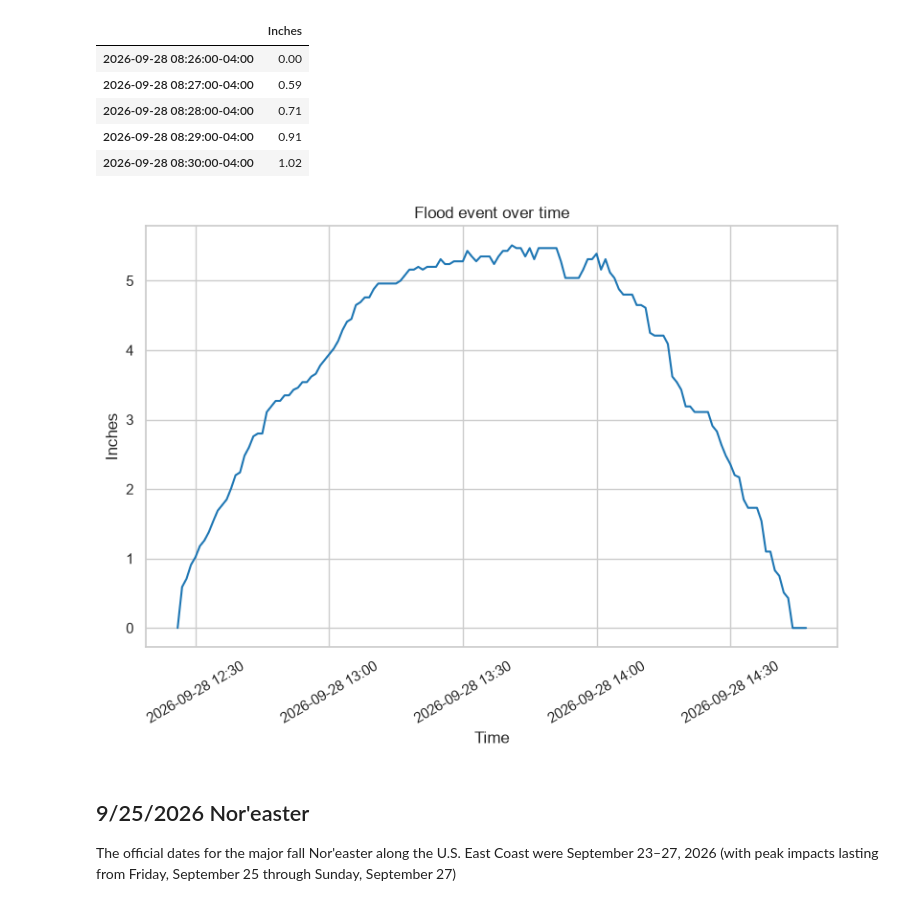
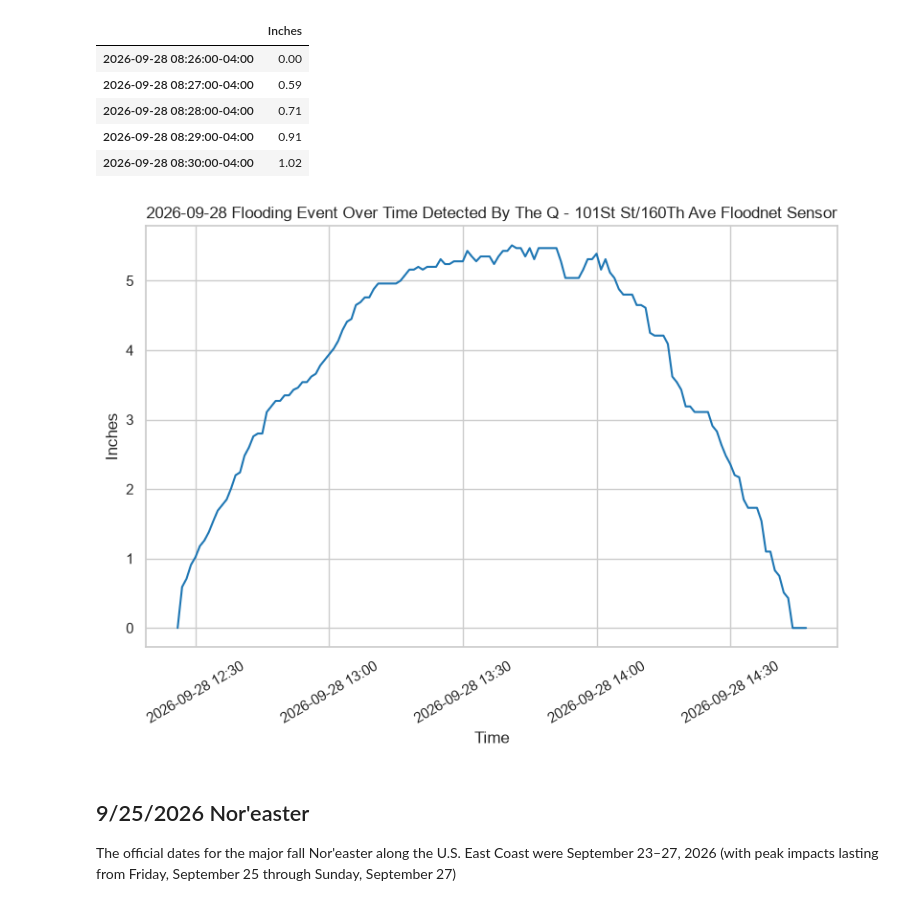
Before and after one commit to peterjakubowski/FloodNet-NYC-Street-Flooding, a Jupyter notebook: notebooks/floodnet_nyc_street_flooding.ipynb, the cells around one changed output. Drawn from its saved outputs; the diff is of its cells as text; code cells hidden in the pictures.

```diff
--- a/notebooks/floodnet_nyc_street_flooding.ipynb
+++ b/notebooks/floodnet_nyc_street_flooding.ipynb
@@ -721,16 +734,16 @@ resampled_latest_flood_event_time_series_df.head()
 | 2026-09-28 08:30:00-04:00 | 1.02 |
 # %%
 fig, ax = plt.subplots(figsize=(8, 6))
-plt.title("Flood event over time")
+plt.title(f"{latest_flood_event['Flood Start Datetime (America/New_York)'].date()} flooding event over time detected by the {latest_flood_event['Sensor Name_Metadata']} FloodNet sensor".title())
 sns.lineplot(data=resampled_latest_flood_event_time_series_df, ax=ax, legend=False)
 ax.xaxis.set_major_formatter(mdates.DateFormatter("%Y-%m-%d %H:%M"))
 ax.tick_params(axis='x', rotation=30)
 plt.xlabel("Time")
 plt.ylabel("Inches")
 plt.tight_layout()
 plt.show()
 # %% [output]
-[figure, old version]
+[figure, new version]
 # %% [markdown]
 ## 9/25/2026 Nor'easter
 
```
Also changed, not shown: parts of 6 cells of this notebook.
